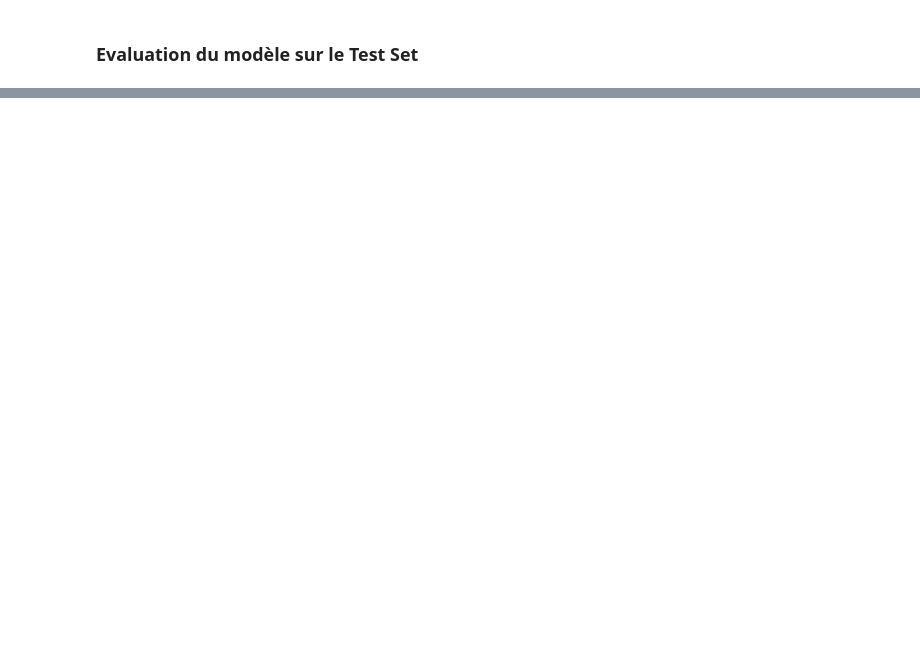
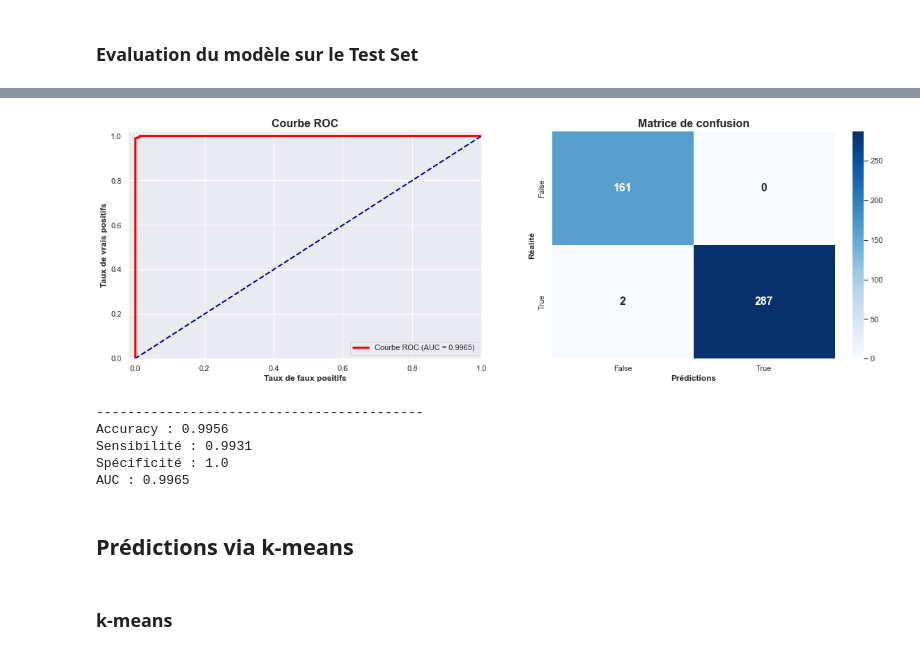
Before and after one commit to datadosreis/Detection-de-faux-billets, a Jupyter notebook: Sandbox_P10.ipynb, the cells around one changed output, grey strips where cells are left out. Cells and saved outputs as stored; diff of their text form; code cells hidden in the pictures; blank space fills up the shorter version.

Commit message:
Ajout de la vérification des conditions reg log complet, ajout de l'évaluation des seuils, ajout du kmeans

```diff
--- a/Sandbox_P10.ipynb
+++ b/Sandbox_P10.ipynb
@@ -1074,0 +1182,66 @@ plt.show()
+# %%
+# Définition du seuil
+threshold = 0.7
+# Classification en fonction du seuil
+y_pred_test_class = [1 if x > threshold else 0 for x in y_pred_test]
+# %%
+# Tracer la courbe ROC
+fig, axs = plt.subplots(1, 2, figsize=(20, 6))
+
+# Calcul de la courbe ROC
+fpr, tpr, thresholds = roc_curve(y_test, y_pred_test)
+#roc_auc = auc(fpr, tpr)
+# Calcul de l'AUC-ROC
+auc_score = roc_auc_score(y_test, y_pred_test_class)
+
+
+axs[0].plot(fpr, tpr, color='red', lw=3, label='Courbe ROC (AUC = %0.4f)' % auc_score)
+axs[0].plot([0, 1], [0, 1], color='navy', lw=2, linestyle='--')
+axs[0].set_xlim([-0.02, 1.0])
+axs[0].set_ylim([0.0, 1.02])
+axs[0].set_xlabel('Taux de faux positifs', fontsize=12, fontweight='bold')
+axs[0].set_ylabel('Taux de vrais positifs', fontsize=12, fontweight='bold')
+axs[0].set_title('Courbe ROC', fontsize=16, fontweight='bold')
+axs[0].legend(loc="lower right")
+
+# Afficher la matrice de confusion pour le seuil optimal
+confusion_mat_test = confusion_matrix(y_test, y_pred_test_class)
+sns.heatmap(confusion_mat_test,
+            annot=True,
+            fmt='',
+            xticklabels = ["False","True"],
+            yticklabels=["False","True"],
+            cmap='Blues',
+            annot_kws={"size": 16, "weight": "bold"},
+            ax=axs[1]
+           )
+axs[1].set_xlabel("Prédictions", fontsize=12, fontweight='bold')
+axs[1].set_ylabel("Réalité", fontsize=12, fontweight='bold')
+axs[1].set_title("Matrice de confusion", fontsize=16, fontweight='bold')
+
+plt.show()
+
+
+# Récupération des valeurs de la matrice de confusion
+tn, fp, fn, tp = confusion_mat_test.ravel()
+# Calcul de l'accuracy
+accuracy = (tp + tn) / (tp + tn + fp + fn)
+# Calcul de la sensibilité
+sensibilite = tp / (tp + fn)
+# Calcul de la spécificité
+specificite = tn / (tn + fp)
+
+print('------------------------------------------')
+print("Accuracy :", accuracy.round(4))
+print("Sensibilité :", sensibilite.round(4))
+print("Spécificité :", specificite.round(4))
+print("AUC :", auc_score.round(4))
+# %% [output]
+[figure, added]
+------------------------------------------
+Accuracy : 0.9956
+Sensibilité : 0.9931
+Spécificité : 1.0
+AUC : 0.9965
+# %% [markdown]
+## Prédictions via k-means
@@ -1074,0 +1252,2 @@ plt.show()
+# %% [markdown]
+### k-means
```
Also changed, not shown: parts of 49 cells of this notebook.
